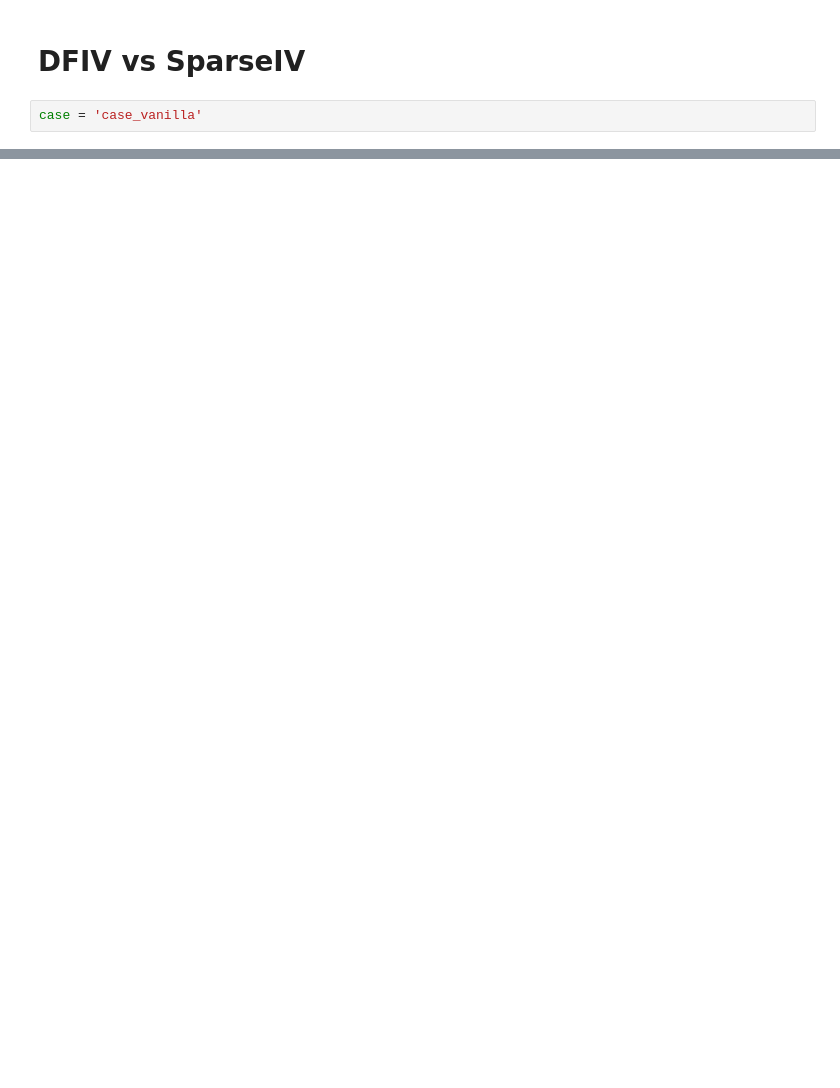
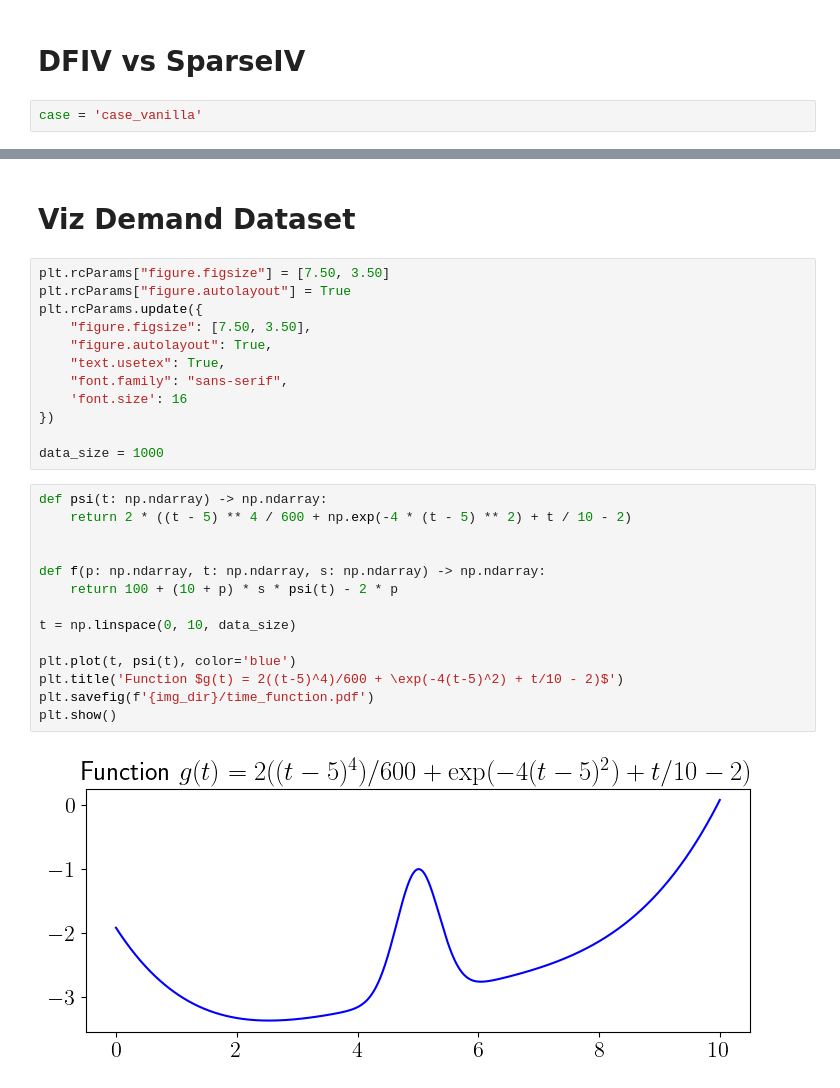
Before and after one commit to Jasmineqy0/DeepFeatureIV, a Jupyter notebook: viz/viz.ipynb, the cells around one changed output, grey strips where cells are left out. Saved outputs shown, nothing was run; the diff lists cells and outputs as text; blank space fills up the shorter version.

```diff
--- a/viz/viz.ipynb
+++ b/viz/viz.ipynb
@@ -119,0 +201,30 @@ fig.show()
+# %% [markdown]
+# Viz Demand Dataset
+# %%
+plt.rcParams["figure.figsize"] = [7.50, 3.50]
+plt.rcParams["figure.autolayout"] = True
+plt.rcParams.update({
+    "figure.figsize": [7.50, 3.50],
+    "figure.autolayout": True,
+    "text.usetex": True,
+    "font.family": "sans-serif",
+    'font.size': 16
+})
+
+data_size = 1000
+# %%
+def psi(t: np.ndarray) -> np.ndarray:
+    return 2 * ((t - 5) ** 4 / 600 + np.exp(-4 * (t - 5) ** 2) + t / 10 - 2)
+
+
+def f(p: np.ndarray, t: np.ndarray, s: np.ndarray) -> np.ndarray:
+    return 100 + (10 + p) * s * psi(t) - 2 * p
+
+t = np.linspace(0, 10, data_size)
+
+plt.plot(t, psi(t), color='blue')
+plt.title('Function $g(t) = 2((t-5)^4)/600 + \exp(-4(t-5)^2) + t/10 - 2)$')
+plt.savefig(f'{img_dir}/time_function.pdf')
+plt.show()
+# %% [output]
+[figure, added]
```
Also changed, not shown: parts of 22 cells of this notebook, 13 other files.
